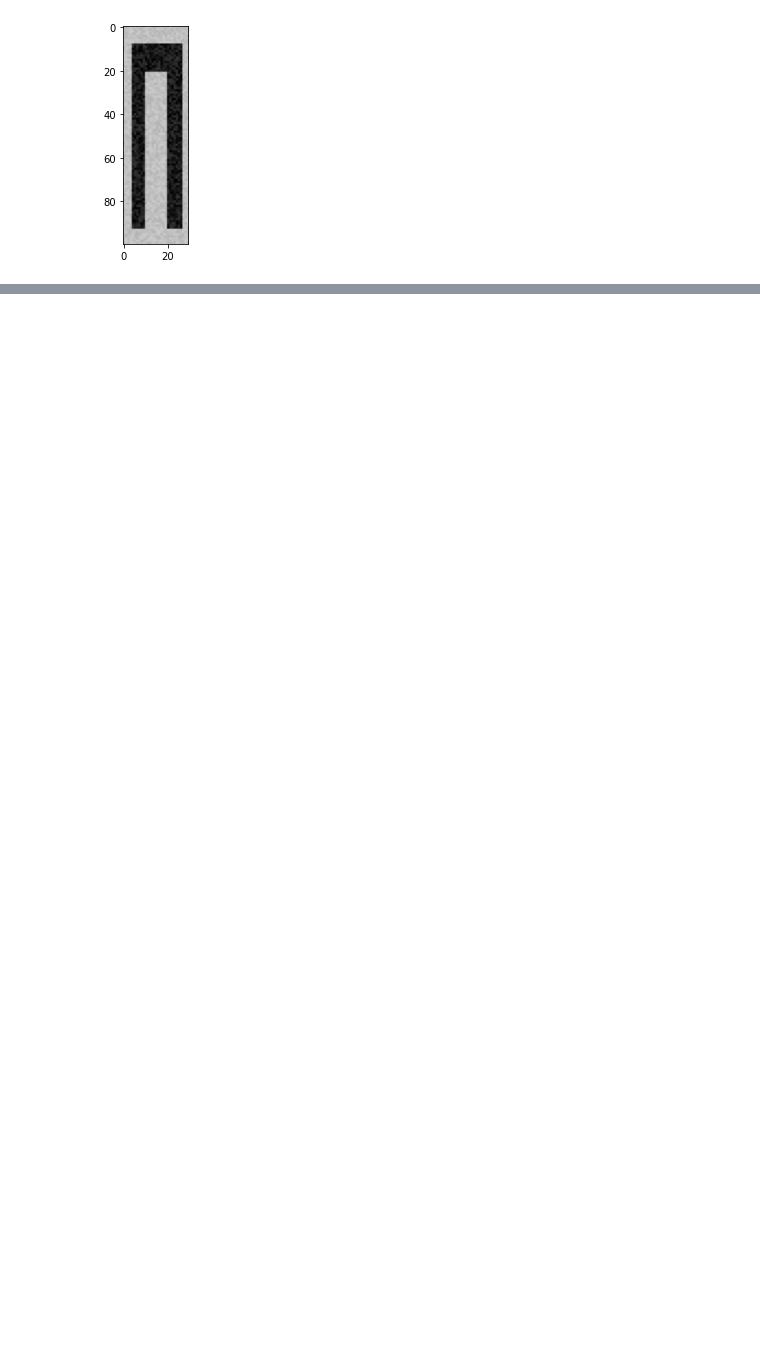
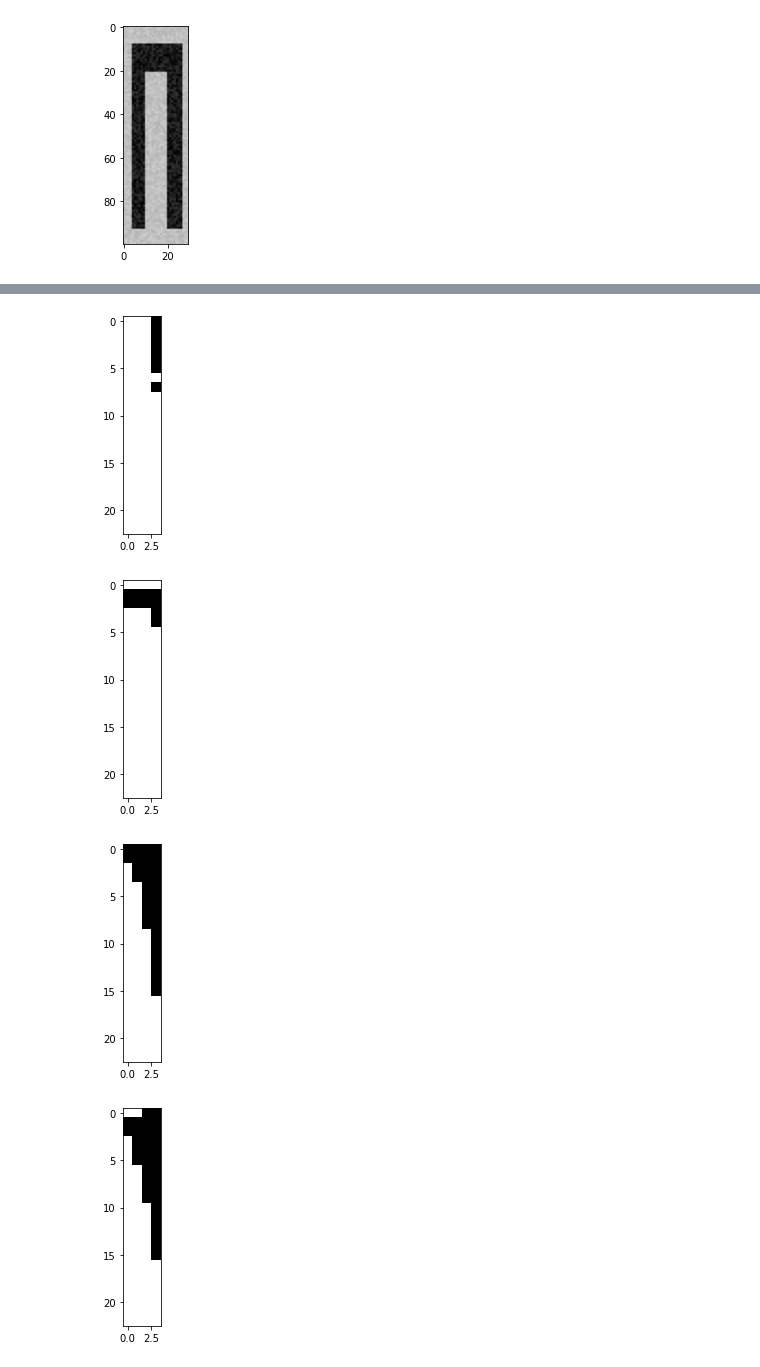
Before and after one commit to bitshrine/ml2-tufts, a Jupyter notebook: scripts/KMeans.ipynb, the cells around one changed output, grey strips where cells are left out. Drawn from its saved outputs; the diff is of its cells as text; code cells hidden in the pictures; blank space fills up the shorter version.

```diff
--- a/scripts/KMeans.ipynb
+++ b/scripts/KMeans.ipynb
@@ -151,0 +137,19 @@ def getAverageDistance(centroids, labels, data):
+# %%
+import json
+
+with open('../output/im0009.json') as f:
+    raw_data = json.load(f)
+
+shape = np.asarray(raw_data["img"][str(0)]).shape
+data_raw = np.zeros((400, shape[0], shape[1]))
+for i in range(0, 400):
+    tuft_i = raw_data["img"][str(100 + i)]
+    data_raw[i] = np.asarray(tuft_i)
+# %%
+#K-Means with continuous 0 to 1 matrices#
+#Image Croping#
+data_ = np.zeros((400, 23, 4))
+for i,d in enumerate(data_raw):
+    data_[i] = d[5:28, 8:12]
+shape = data_.shape
+data = data_.reshape([400, shape[1]*shape[2]]) > 0.15
@@ -151,0 +198,17 @@ def getAverageDistance(centroids, labels, data):
+# %%
+centroids = np.zeros((7, shape[1]* shape[2]))
+centroids[0] = data[72]
+centroids[1] = data[106]
+centroids[2] = data[121]
+centroids[3] = data[61]
+centroids[4] = data[67]
+centroids[5] = data[84]
+centroids[6] = data[176]
+
+for c in centroids:
+        plot_tuft(c.reshape((shape[1], shape[2])))
+# %% [output]
+[figure, added]
+[figure, added]
+[figure, added]
+[figure, added]
```
Also changed, not shown: parts of 10 cells of this notebook.
